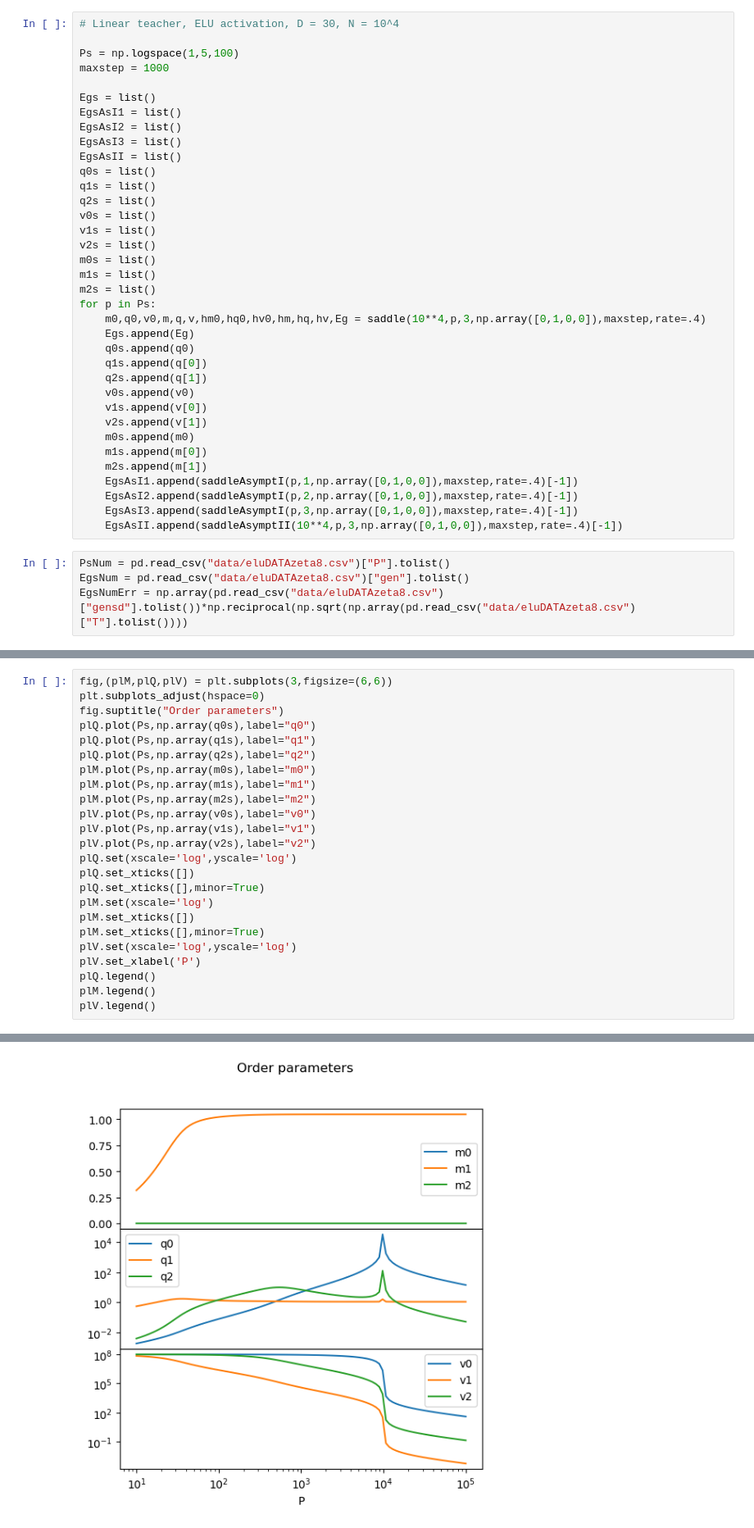
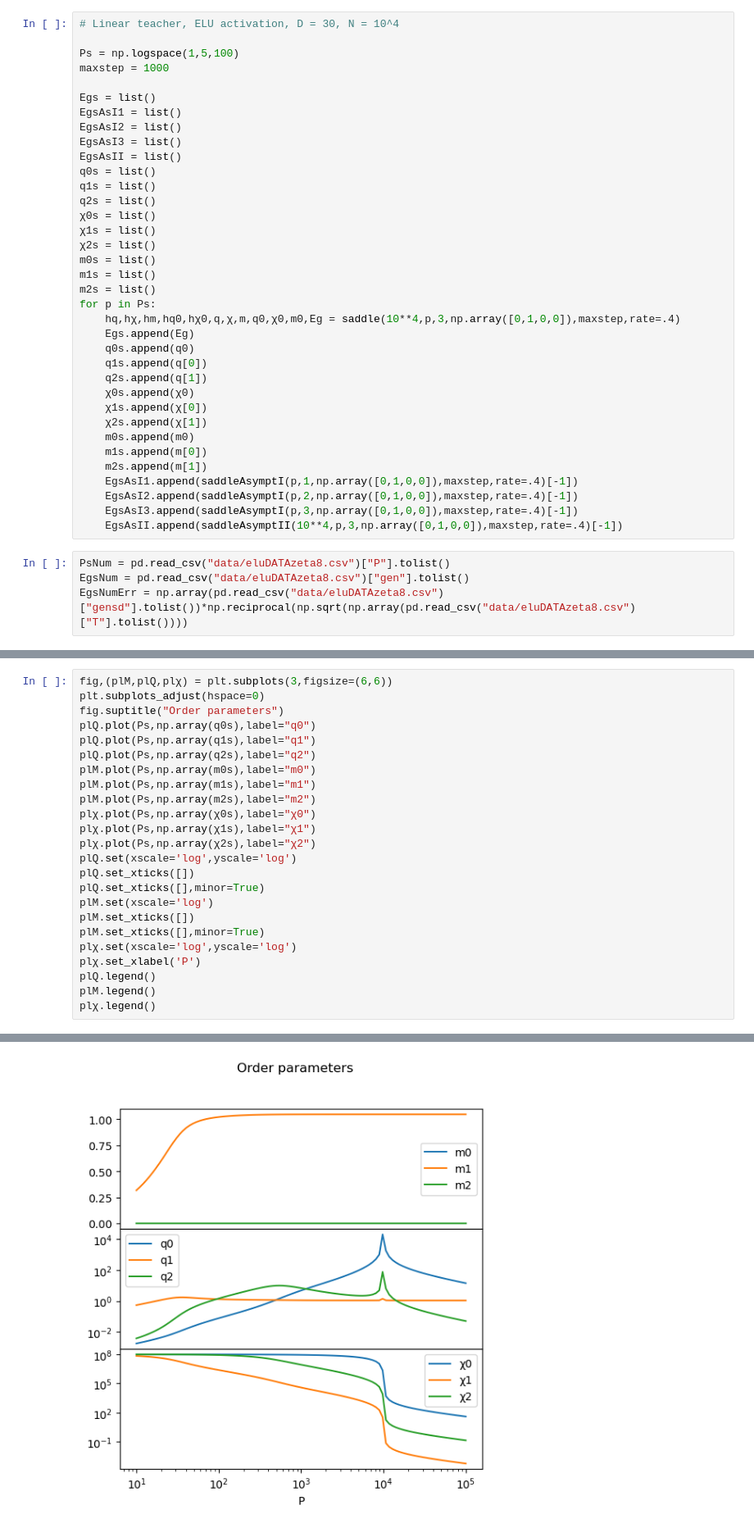
Before and after one commit to MauroPastore/RandomFeatures, a Jupyter notebook: saddlePoint.ipynb, the cells around one changed output, grey strips where cells are left out. Shown at 82% size. Drawn from its saved outputs; the diff is of its cells as text.

```diff
--- a/saddlePoint.ipynb
+++ b/saddlePoint.ipynb
@@ -299,21 +309,21 @@ EgsAsII = list()
 q0s = list()
 q1s = list()
 q2s = list()
-v0s = list()
-v1s = list()
-v2s = list()
+χ0s = list()
+χ1s = list()
+χ2s = list()
 m0s = list()
 m1s = list()
 m2s = list()
 for p in Ps:
-    m0,q0,v0,m,q,v,hm0,hq0,hv0,hm,hq,hv,Eg = saddle(10**4,p,3,np.array([0,1,0,0]),maxstep,rate=.4)
+    hq,hχ,hm,hq0,hχ0,q,χ,m,q0,χ0,m0,Eg = saddle(10**4,p,3,np.array([0,1,0,0]),maxstep,rate=.4)
     Egs.append(Eg)
     q0s.append(q0)
     q1s.append(q[0])
     q2s.append(q[1])
-    v0s.append(v0)
-    v1s.append(v[0])
-    v2s.append(v[1])
+    χ0s.append(χ0)
+    χ1s.append(χ[0])
+    χ2s.append(χ[1])
     m0s.append(m0)
     m1s.append(m[0])
     m2s.append(m[1])
@@ -342,30 +352,30 @@ plt.show()
 # %%
-fig,(plM,plQ,plV) = plt.subplots(3,figsize=(6,6))
+fig,(plM,plQ,plχ) = plt.subplots(3,figsize=(6,6))
 plt.subplots_adjust(hspace=0)
 fig.suptitle("Order parameters")
 plQ.plot(Ps,np.array(q0s),label="q0")
 plQ.plot(Ps,np.array(q1s),label="q1")
 plQ.plot(Ps,np.array(q2s),label="q2")
 plM.plot(Ps,np.array(m0s),label="m0")
 plM.plot(Ps,np.array(m1s),label="m1")
 plM.plot(Ps,np.array(m2s),label="m2")
-plV.plot(Ps,np.array(v0s),label="v0")
-plV.plot(Ps,np.array(v1s),label="v1")
-plV.plot(Ps,np.array(v2s),label="v2")
+plχ.plot(Ps,np.array(χ0s),label="χ0")
+plχ.plot(Ps,np.array(χ1s),label="χ1")
+plχ.plot(Ps,np.array(χ2s),label="χ2")
 plQ.set(xscale='log',yscale='log')
 plQ.set_xticks([])
 plQ.set_xticks([],minor=True)
 plM.set(xscale='log')
 plM.set_xticks([])
 plM.set_xticks([],minor=True)
-plV.set(xscale='log',yscale='log')
-plV.set_xlabel('P')
+plχ.set(xscale='log',yscale='log')
+plχ.set_xlabel('P')
 plQ.legend()
 plM.legend()
-plV.legend()
+plχ.legend()
 # %% [output]
 <matplotlib.legend.Legend at 0x...>
-[figure, old version]
+[figure, new version]
 # %%
 # Quadratic teacher, ELU activation, D = 30, N = 10^4
 
```
Also changed, not shown: parts of 9 cells of this notebook, 1 other file.
